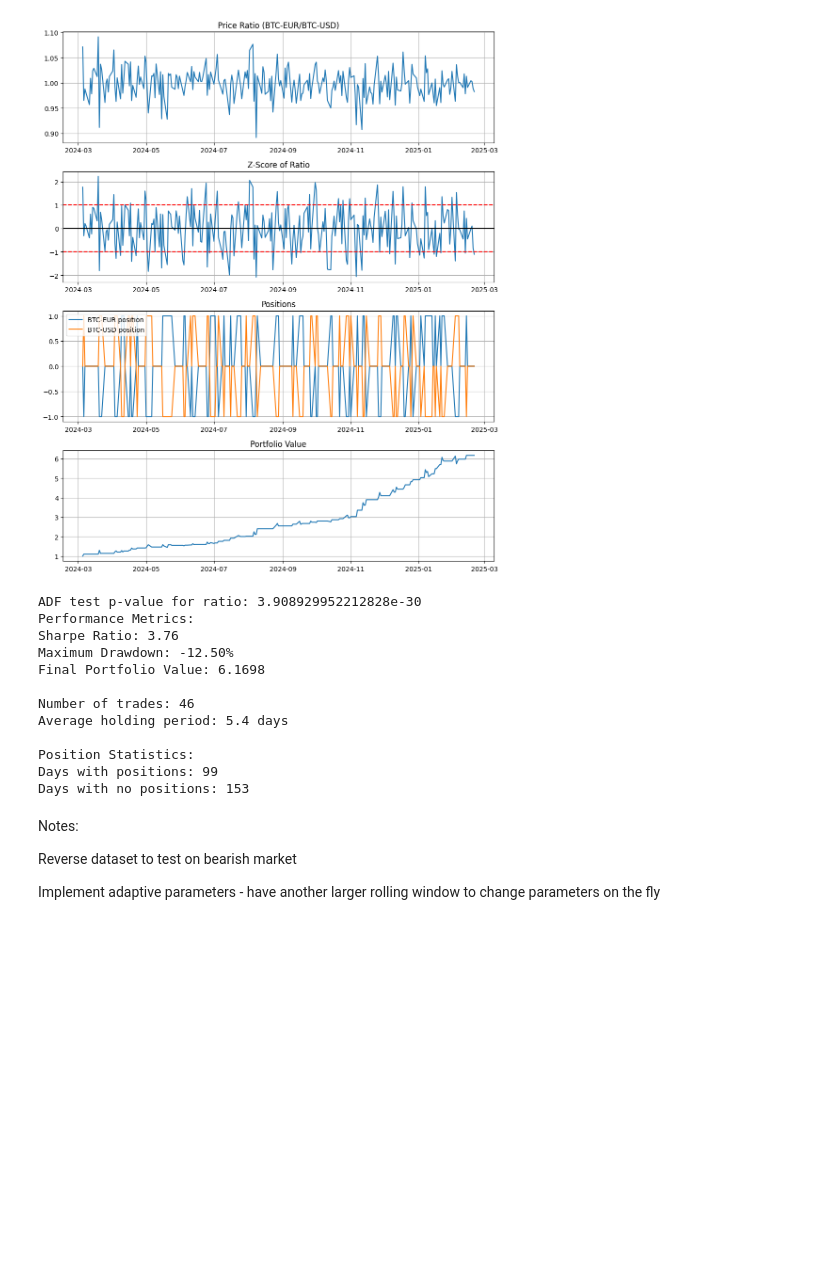
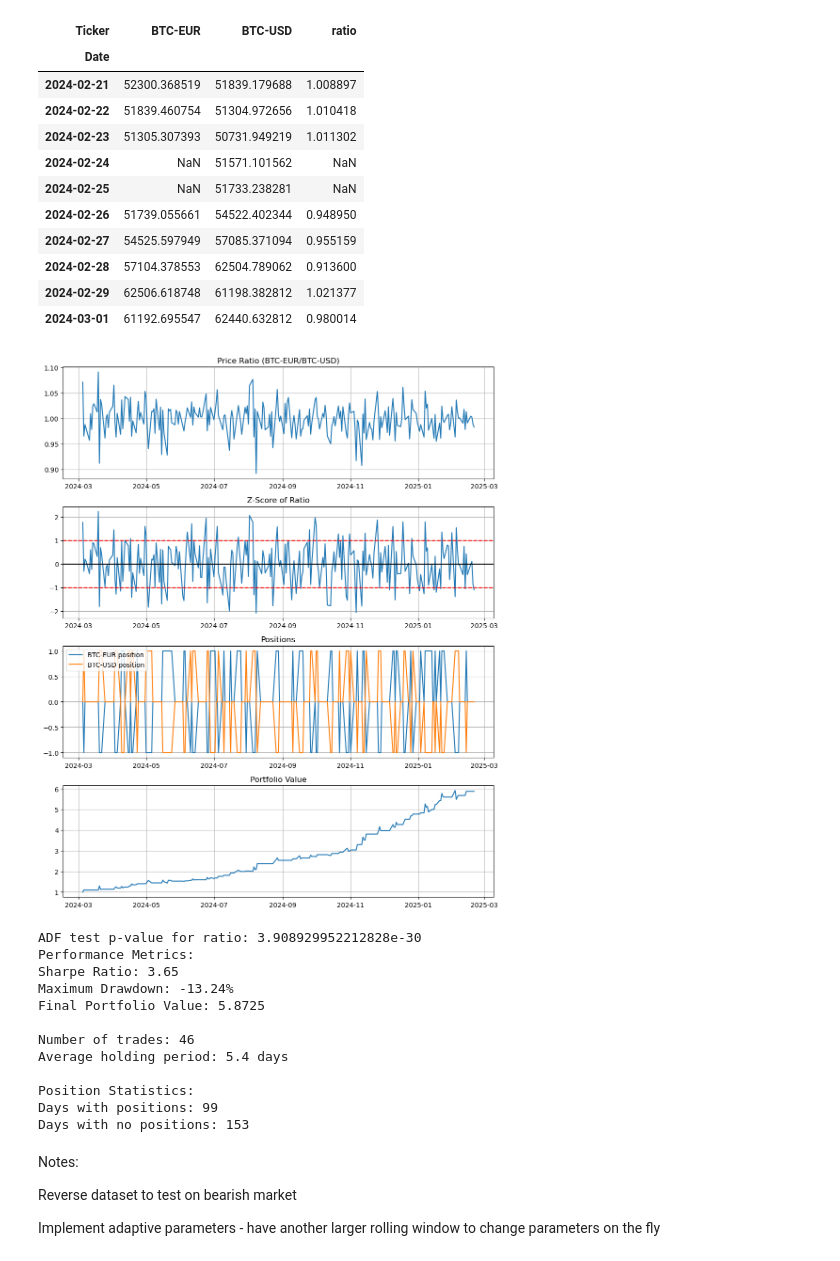
Before and after one commit to justinli34/pairs-trading, a Jupyter notebook: pairs.ipynb, the cells around one changed output. Drawn from its saved outputs; the diff is of its cells as text; code cells hidden in the pictures; blank space fills up the shorter version.

Commit message:
Update conversion and df reversal

```diff
--- a/pairs.ipynb
+++ b/pairs.ipynb
@@ -109,16 +113,28 @@ class Pair:
         return [portfolio_value.iloc[-1], sharpe_ratio, max_drawdown]
 # %%
 # IBIT, ARKB, BITB, GBTC, FBTC, BTC
-pair = Pair(asset1="BTC-EUR", asset2="BTC-USD", conversion="EURUSD=X")
+pair1 = Pair(asset1="BTC-EUR", asset2="BTC-USD", conversion="EURUSD=X")
 # %%
-pair.backtest(start_date="2024-02-21", end_date="2025-02-21", window=10, entry_threshold=1, exit_threshold=0.5, verbose=True);
+pair1.backtest(start_date="2024-02-21", end_date="2025-02-21", window=10, entry_threshold=1, exit_threshold=0.5, verbose=True, reverse=False);
 # %% [output]
+| Ticker | BTC-EUR | BTC-USD | ratio |
+| Date |  |  |  |
+| 2024-02-21 | 52300.368519 | 51839.179688 | 1.008897 |
+| 2024-02-22 | 51839.460754 | 51304.972656 | 1.010418 |
+| 2024-02-23 | 51305.307393 | 50731.949219 | 1.011302 |
+| 2024-02-24 | NaN | 51571.101562 | NaN |
+| 2024-02-25 | NaN | 51733.238281 | NaN |
+| 2024-02-26 | 51739.055661 | 54522.402344 | 0.948950 |
+| 2024-02-27 | 54525.597949 | 57085.371094 | 0.955159 |
+| 2024-02-28 | 57104.378553 | 62504.789062 | 0.913600 |
+| 2024-02-29 | 62506.618748 | 61198.382812 | 1.021377 |
+| 2024-03-01 | 61192.695547 | 62440.632812 | 0.980014 |
-[figure, old version]
+[figure, new version]
 ADF test p-value for ratio: 3.908929952212828e-30
 Performance Metrics:
-Sharpe Ratio: 3.76
-Maximum Drawdown: -12.50%
-Final Portfolio Value: 6.1698
+Sharpe Ratio: 3.65
+Maximum Drawdown: -13.24%
+Final Portfolio Value: 5.8725
 
 Number of trades: 46
 Average holding period: 5.4 days
```
Also changed, not shown: parts of 2 cells of this notebook, 1 other file.
